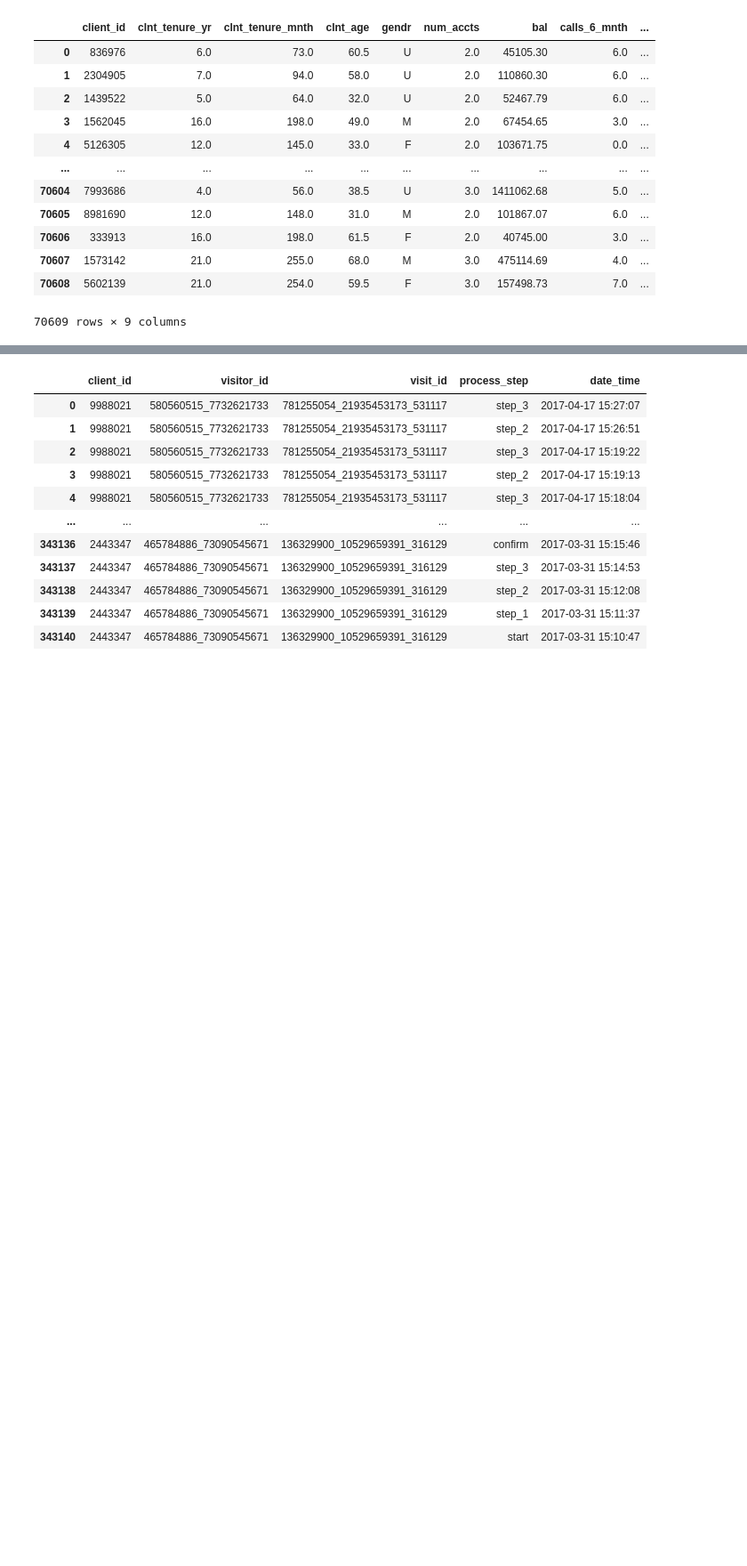
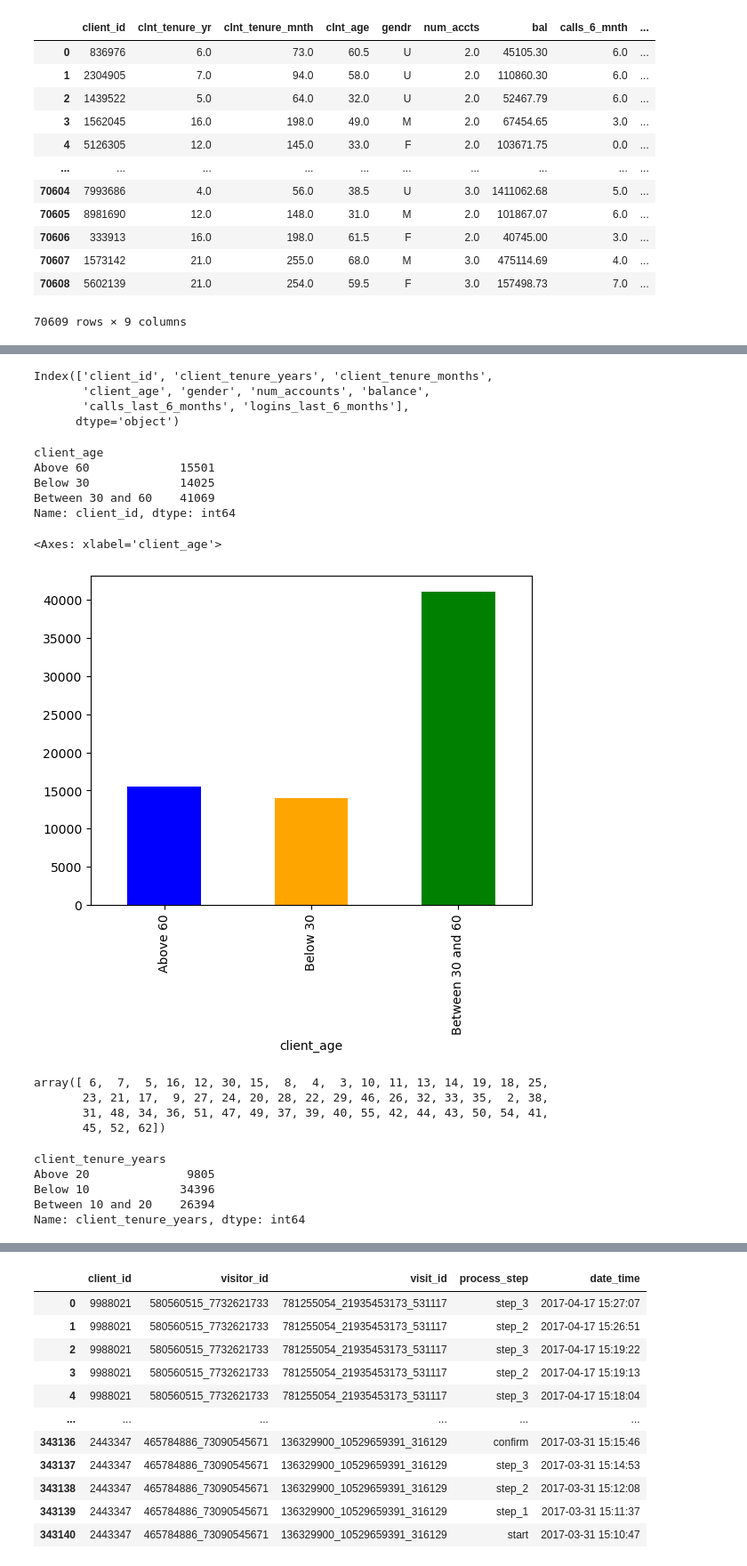
Before and after one commit to RubenLallave/Vanguard_Project, a Jupyter notebook: Vanguard_Project.ipynb, the cells around one changed output, grey strips where cells are left out. Shown: that part at 89% size. Cells and saved outputs as stored; diff of their text form; code cells hidden in the pictures; blank space fills up the shorter version.

```diff
--- a/Vanguard_Project.ipynb
+++ b/Vanguard_Project.ipynb
@@ -20,0 +53,6 @@ df_final_demo
+# %%
+# Drop all the 15 rows with null values
+#df_final_demo = df_final_demo.dropna()
+df_final_demo = df_final_demo.dropna(subset=["clnt_tenure_yr"]) #if required the row 9583  !!!!!!!!!!!!!!!!!
+
+df_final_demo[df_final_demo.isnull().any(axis=1)]
@@ -20,0 +75,13 @@ df_final_demo
+# %%
+# Change floats to integers???
+
+df_final_demo = df_final_demo.astype({
+    "clnt_tenure_yr": "int",
+    "clnt_tenure_mnth": "int",
+    #"clnt_age": "int", not possible with null values
+    "gendr": "object",
+    "num_accts": "int",
+    "calls_6_mnth": "int",
+    "logons_6_mnth": "int"
+})
+df_final_demo
@@ -20,0 +102,4 @@ df_final_demo
+# %%
+# Update with more understandale names
+df_final_demo.columns = ["client_id", "client_tenure_years", "client_tenure_months", "client_age", "gender", "num_accounts", "balance", "calls_last_6_months", "logins_last_6_months"]
+df_final_demo
@@ -20,0 +120,57 @@ df_final_demo
+# %%
+print(df_final_demo.columns)
+# %% [output]
+Index(['client_id', 'client_tenure_years', 'client_tenure_months',
+       'client_age', 'gender', 'num_accounts', 'balance',
+       'calls_last_6_months', 'logins_last_6_months'],
+      dtype='object')
+# %%
+def categorize_age(age):
+    if age > 60:
+        return "Above 60"
+    elif 30 < age <= 60:
+        return "Between 30 and 60"
+    else:
+        return "Below 30"
+
+age_counts = df_final_demo.groupby(df_final_demo["client_age"].apply(categorize_age))["client_id"].count()
+print(age_counts)
+
+# PENDING CREATE NEW COLUMN WITH THIS age_counts DATA!!!
+# %% [output]
+client_age
+Above 60             15501
+Below 30             14025
+Between 30 and 60    41069
+Name: client_id, dtype: int64
+# %%
+age_counts.plot(kind="bar", color=["blue", "orange", "green"])
+# %% [output]
+<Axes: xlabel='client_age'>
+[figure, added]
+# %%
+df_final_demo["client_tenure_years"].unique()
+# %% [output]
+array([ 6,  7,  5, 16, 12, 30, 15,  8,  4,  3, 10, 11, 13, 14, 19, 18, 25,
+       23, 21, 17,  9, 27, 24, 20, 28, 22, 29, 46, 26, 32, 33, 35,  2, 38,
+       31, 48, 34, 36, 51, 47, 49, 37, 39, 40, 55, 42, 44, 43, 50, 54, 41,
+       45, 52, 62])
+# %%
+def categorize_tenure_years(tenure):
+    if tenure > 20:
+        return "Above 20"
+    elif 10 < tenure <= 20:
+        return "Between 10 and 20"
+    else:
+        return "Below 10"
+
+tenure_counts = df_final_demo.groupby(df_final_demo["client_tenure_years"].apply(categorize_tenure_years))["client_tenure_years"].count()
+print(tenure_counts)
+
+# PENDING CREATE NEW COLUMN WITH THIS tenure_counts DATA!!!
+# %% [output]
+client_tenure_years
+Above 20              9805
+Below 10             34396
+Between 10 and 20    26394
+Name: client_tenure_years, dtype: int64
```
Also changed, not shown: parts of 11 cells of this notebook.
